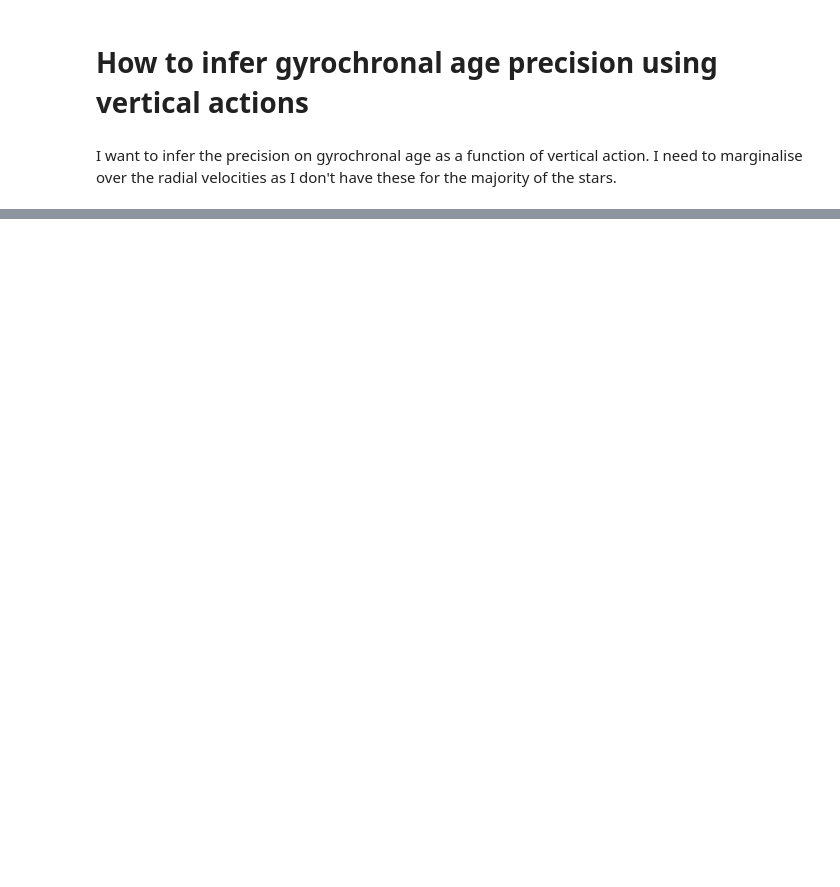
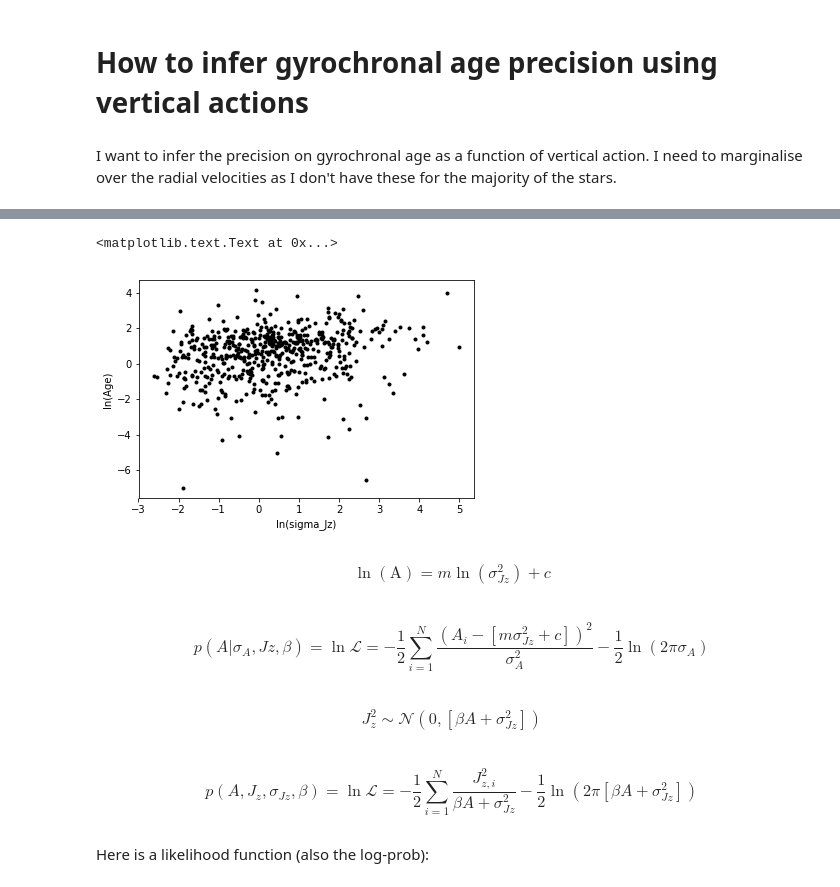
Before and after one commit to RuthAngus/gauge, a Jupyter notebook: granola/inference_explore.ipynb, the cells around one changed output, grey strips where cells are left out. Drawn from its saved outputs; the diff is of its cells as text; code cells hidden in the pictures; blank space fills up the shorter version.

```diff
--- a/granola/inference_explore.ipynb
+++ b/granola/inference_explore.ipynb
@@ -46,0 +48,3 @@ Line break at sigma Jz = 6.434944591 (ln sigma Jz = 1.86174323044 )
+# %%
+data = pd.read_csv("data/ages_and_actions_mod.csv")
+data
@@ -46,0 +70,17 @@ Line break at sigma Jz = 6.434944591 (ln sigma Jz = 1.86174323044 )
+# %%
+pl.plot(np.log(data.Jz), np.log(data.age), "k.")
+pl.xlabel("ln(sigma_Jz)")
+pl.ylabel("ln(Age)")
+# %% [output]
+<matplotlib.text.Text at 0x...>
+[figure, added]
+# %% [markdown]
+$$ \ln(\mathrm{A}) =  m\ln(\sigma_{Jz}^2) + c$$
+# %% [markdown]
+$$ p(A|\sigma_A, Jz, \beta) = \ln\mathcal{L} = -\frac{1}{2}\sum_{i=1}^{N} \frac{(A_i - [m\sigma_{Jz}^2 + c])^2}{\sigma_A^2} - \frac{1}{2} \ln(2\pi \sigma_A) $$
+# %% [markdown]
+$$ J_z^2 \sim \mathcal{N} \left(0, [\beta A + \sigma_{Jz}^2 ]\right) $$
+# %% [markdown]
+$$ p(A, J_z, \sigma_{Jz}, \beta) = \ln\mathcal{L} = -\frac{1}{2}\sum_{i=1}^{N} \frac{J_{z,i}^2}{\beta A + \sigma_{Jz}^2} - \frac{1}{2} \ln(2\pi [\beta A + \sigma_{Jz}^2]) $$
+# %% [markdown]
+Here is a likelihood function (also the log-prob):
```
Also changed, not shown: parts of 31 cells of this notebook.
